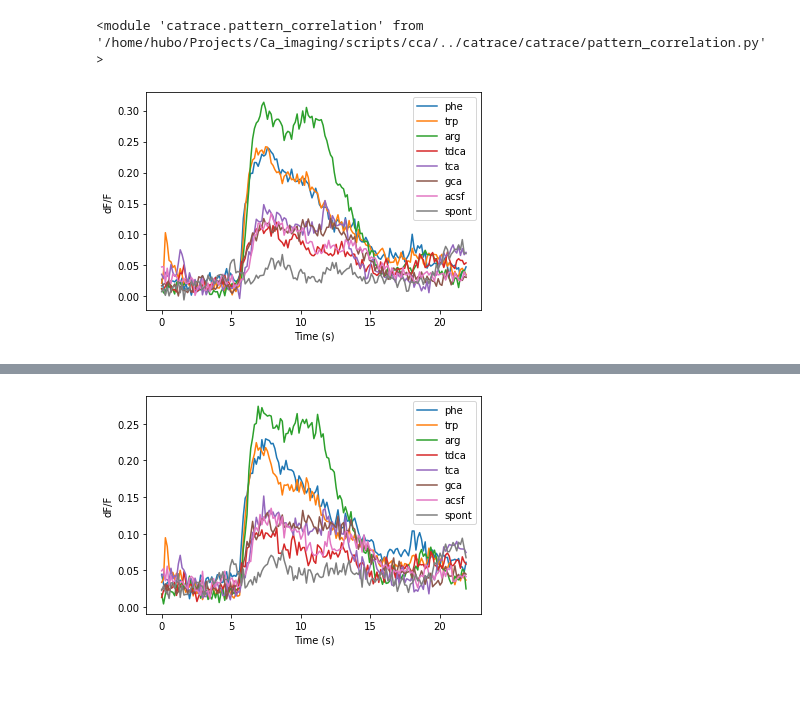
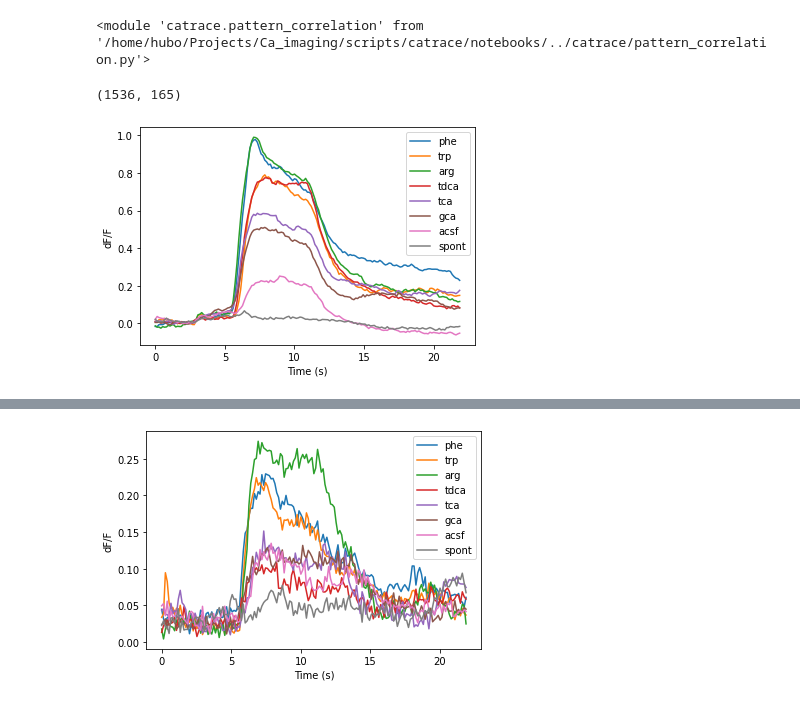
Before and after one commit to aloejhb/catrace, a Jupyter notebook: notebooks/individual_exp.ipynb, the cells around one changed output, grey strips where cells are left out. Drawn from its saved outputs; the diff is of its cells as text; code cells hidden in the pictures.

```diff
--- a/notebooks/individual_exp.ipynb
+++ b/notebooks/individual_exp.ipynb
@@ -10,13 +10,12 @@ from sklearn import decomposition
 from matplotlib.backends.backend_pdf import PdfPages
 import importlib
 
-sys.path.append('../catrace/')
+sys.path.append('../')
 import catrace
 from catrace import dataio
 import catrace.process_time_trace as ptt
 import catrace.plot_trace as pltr
 import catrace.pattern_correlation as pcr
-import catrace.manifold_embed as emb
 import catrace.exp_collection as ecl
 from catrace.frame_time import convert_sec_to_frame
 from catrace.trace_dataframe import concatenate_planes
@@ -24,18 +23,24 @@ importlib.reload(catrace.plot_trace)
 importlib.reload(ecl)
 importlib.reload(pcr)
 # %% [output]
-<module 'catrace.pattern_correlation' from '/home/hubo/Projects/Ca_imaging/scripts/cca/../catrace/catrace/pattern_correlation.py'>
+<module 'catrace.pattern_correlation' from '/home/hubo/Projects/Ca_imaging/scripts/catrace/notebooks/../catrace/pattern_correlation.py'>
 # %%
-data_root_dir = '/media/hubo/WD_BoHu/Ca_imaging/results/'
-exp_name = '2021-11-27-DpOBEM-JH24'
+data_root_dir = '/media/hubo/WD_BoHu/BCE/Ca_imaging/results/'
+exp_name = '2021-07-31-DpOBEM-JH17'
 region = 'Dp'
 frame_rate = 30/4
 #num_trial = 3
 exp_info = dict(num_trial=3)
 odor_list = ['phe', 'trp', 'arg', 'tdca', 'tca', 'gca', 'acsf', 'spont']
-dfovf = ecl.load_dfovf(data_root_dir, exp_name, region)
+dfovf = ecl.load_dfovf(exp_name, region, data_root_dir)
 dfovf_select = ptt.select_neuron(dfovf, thresh=5.5)
+# %%
+# Neurons
+dfovf.xs(key=('phe', 0), level=['odor', 'trial']).shape
+# %% [output]
+(1536, 165)
 # %%
-fig = pltr.plot_trace_avg(dfovf_select, odor_list, frame_rate)
+importlib.reload(pltr)
+fig = pltr.plot_trace_avg(dfovf, odor_list=odor_list, frame_rate=frame_rate)
 # %% [output]
-[figure, old version]
+[figure, new version]
```
Also changed, not shown: parts of 4 cells of this notebook, 5 other files.
